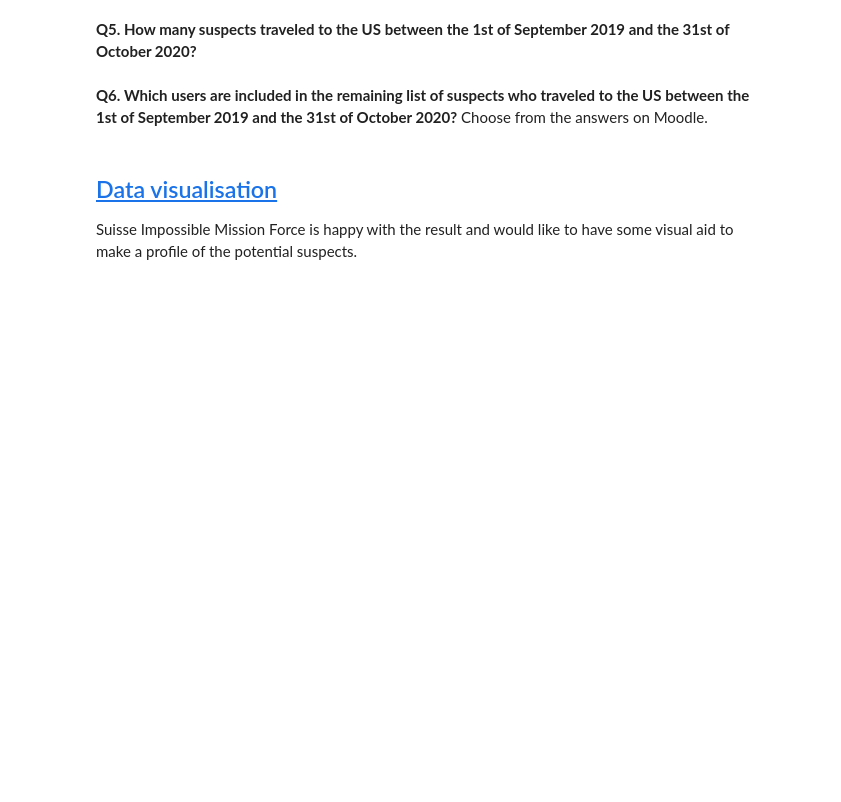
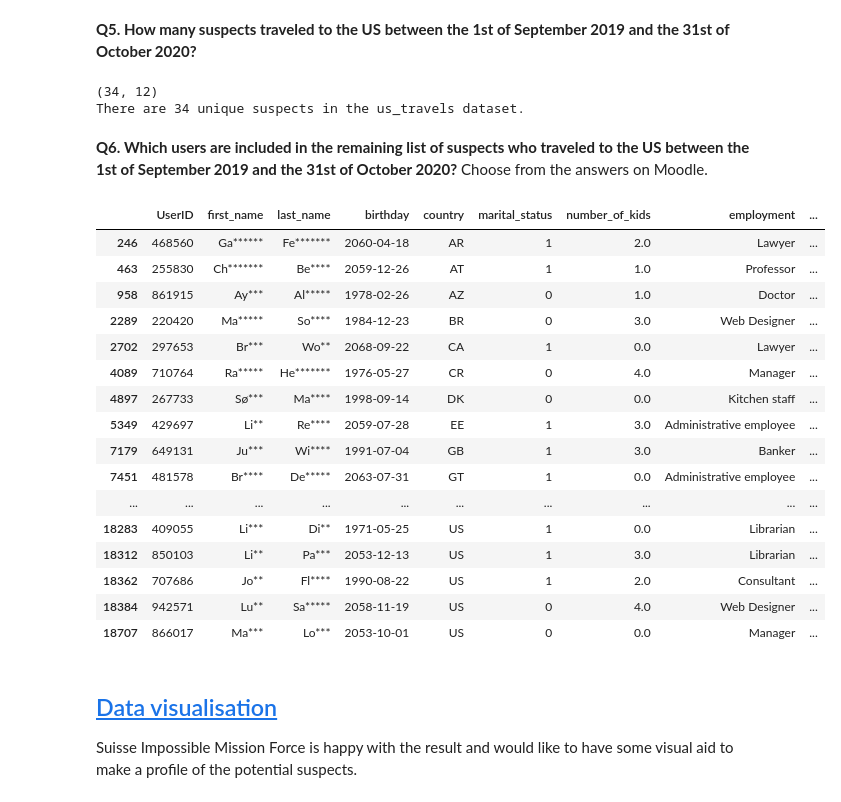
Before and after one commit to miachambat/CSE201-td3-1-handin, a Jupyter notebook: assignments/Part 1/Assignment_part_1.ipynb, the cells around one changed output. Drawn from its saved outputs; the diff is of its cells as text; code cells hidden in the pictures; blank space fills up the shorter version.

```diff
--- a/assignments/Part 1/Assignment_part_1.ipynb
+++ b/assignments/Part 1/Assignment_part_1.ipynb
@@ -316,7 +325,45 @@ Let's now identify the users who have **travelled to** the United States (US) (i
 # %% [markdown]
 **Q5. How many suspects traveled to the US between the 1st of September 2019 and the 31st of October 2020?**
+# %%
+start_date = '2019-09-01'
+end_date = '2020-10-31'
+
+us_travels = merged_data[
+    (merged_data['destination'] == 'US') &
+    (merged_data['date'] >= start_date) &
+    (merged_data['date'] <= end_date)
+].copy()
+
+print(us_travels.shape)
+
+unique_suspects_count = us_travels['UserID'].nunique()
+
+print(f"There are {unique_suspects_count} unique suspects in the us_travels dataset.")
+# %% [output]
+(34, 12)
+There are 34 unique suspects in the us_travels dataset.
 # %% [markdown]
 **Q6. Which users are included in the remaining list of suspects who traveled to the US between the 1st of September 2019 and the 31st of October 2020?** Choose from the answers on Moodle.
+# %%
+us_travels.head(40)
+# %% [output]
+|  | UserID | first_name | last_name | birthday | country | marital_status | number_of_kids | employment | ... |
+| 246 | 468560 | Ga****** | Fe******* | 2060-04-18 | AR | 1 | 2.0 | Lawyer | ... |
+| 463 | 255830 | Ch******* | Be**** | 2059-12-26 | AT | 1 | 1.0 | Professor | ... |
+| 958 | 861915 | Ay*** | Al***** | 1978-02-26 | AZ | 0 | 1.0 | Doctor | ... |
+| 2289 | 220420 | Ma***** | So**** | 1984-12-23 | BR | 0 | 3.0 | Web Designer | ... |
+| 2702 | 297653 | Br*** | Wo** | 2068-09-22 | CA | 1 | 0.0 | Lawyer | ... |
+| 4089 | 710764 | Ra***** | He******* | 1976-05-27 | CR | 0 | 4.0 | Manager | ... |
+| 4897 | 267733 | Sø*** | Ma**** | 1998-09-14 | DK | 0 | 0.0 | Kitchen staff | ... |
+| 5349 | 429697 | Li** | Re**** | 2059-07-28 | EE | 1 | 3.0 | Administrative employee | ... |
+| 7179 | 649131 | Ju*** | Wi**** | 1991-07-04 | GB | 1 | 3.0 | Banker | ... |
+| 7451 | 481578 | Br**** | De***** | 2063-07-31 | GT | 1 | 0.0 | Administrative employee | ... |
+| ... | ... | ... | ... | ... | ... | ... | ... | ... | ... |
+| 18283 | 409055 | Li*** | Di** | 1971-05-25 | US | 1 | 0.0 | Librarian | ... |
+| 18312 | 850103 | Li** | Pa*** | 2053-12-13 | US | 1 | 3.0 | Librarian | ... |
+| 18362 | 707686 | Jo** | Fl**** | 1990-08-22 | US | 1 | 2.0 | Consultant | ... |
+| 18384 | 942571 | Lu** | Sa***** | 2058-11-19 | US | 0 | 4.0 | Web Designer | ... |
+| 18707 | 866017 | Ma*** | Lo*** | 2053-10-01 | US | 0 | 0.0 | Manager | ... |
 # %% [markdown]
 ## [Data visualisation ](https://pandas.pydata.org/docs/user_guide/visualization.html)
 
```
Also changed, not shown: parts of 14 cells of this notebook.
